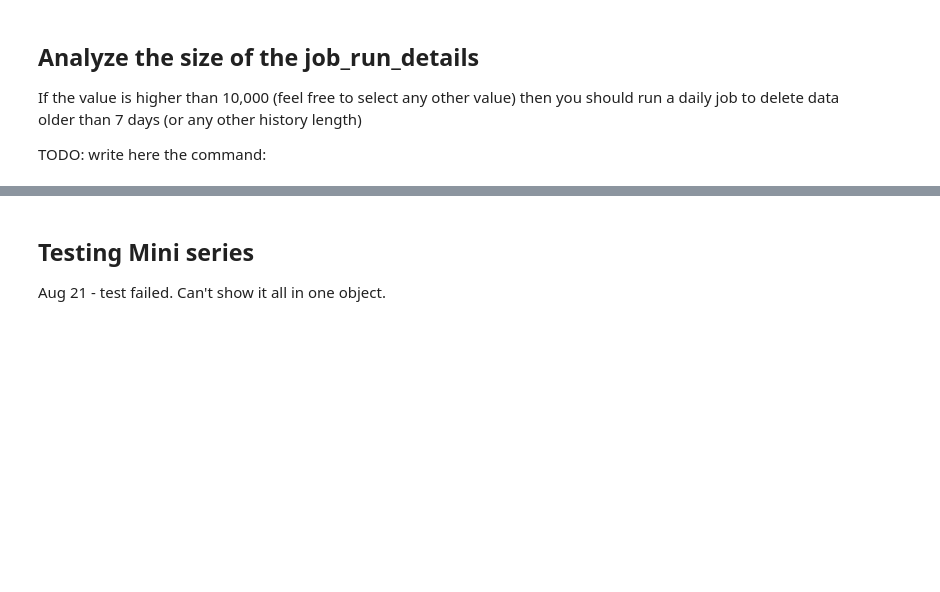
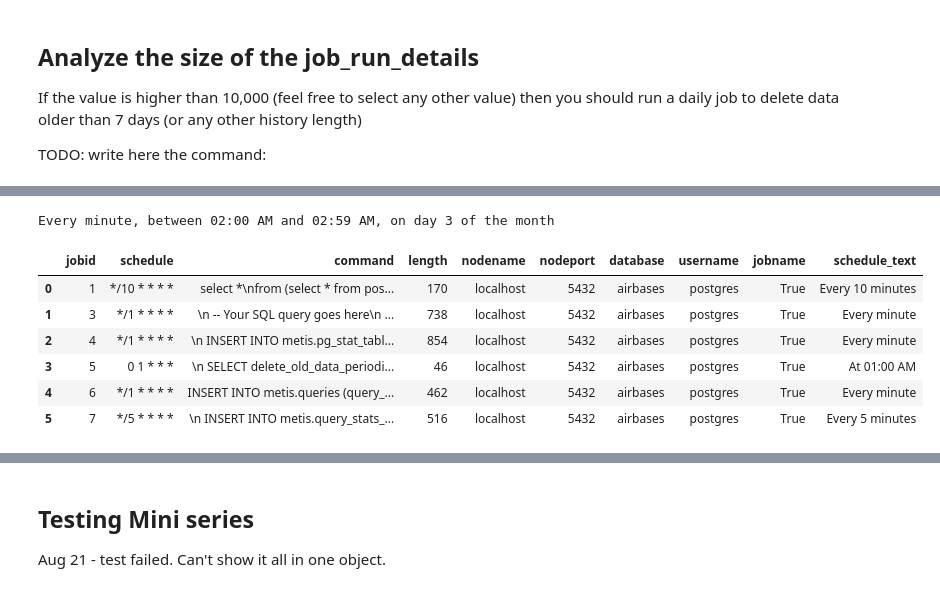
Before and after one commit to itaybraun1/db-observability-toolkit, a Jupyter notebook: Notebooks/Notebooks_Drafts/pg_server_jobs.ipynb, the cells around one changed output, grey strips where cells are left out. Cells and saved outputs as stored; diff of their text form; code cells hidden in the pictures; blank space fills up the shorter version.

```diff
--- a/Notebooks/Notebooks_Drafts/pg_server_jobs.ipynb
+++ b/Notebooks/Notebooks_Drafts/pg_server_jobs.ipynb
@@ -88,0 +106,30 @@ The value of count_history_rows (114103) is higher than 10000
+# %%
+qry_jobs_details = """
+
+-- Jobs' details
+SELECT
+	jobid,
+  schedule,
+  command,
+  length(command),
+  nodename,
+  nodeport,
+  database,
+  username,
+  active
+  jobname
+FROM cron.job; """
+print(get_description("* 2 3 * *"))
+
+df = pd.read_sql_query(qry_jobs_details, connection)
+df["schedule_text"] = df["schedule"].apply(get_description)
+df
+# %% [output]
+Every minute, between 02:00 AM and 02:59 AM, on day 3 of the month
+|  | jobid | schedule | command | length | nodename | nodeport | database | username | jobname | schedule_text |
+| 0 | 1 | */10 * * * * | select *\nfrom (select * from pos... | 170 | localhost | 5432 | airbases | postgres | True | Every 10 minutes |
+| 1 | 3 | */1 * * * * | \n -- Your SQL query goes here\n ... | 738 | localhost | 5432 | airbases | postgres | True | Every minute |
+| 2 | 4 | */1 * * * * | \n INSERT INTO metis.pg_stat_tabl... | 854 | localhost | 5432 | airbases | postgres | True | Every minute |
+| 3 | 5 | 0 1 * * * | \n SELECT delete_old_data_periodi... | 46 | localhost | 5432 | airbases | postgres | True | At 01:00 AM |
+| 4 | 6 | */1 * * * * | INSERT INTO metis.queries (query_... | 462 | localhost | 5432 | airbases | postgres | True | Every minute |
+| 5 | 7 | */5 * * * * | \n INSERT INTO metis.query_stats_... | 516 | localhost | 5432 | airbases | postgres | True | Every 5 minutes |
```
Also changed, not shown: parts of 13 cells of this notebook, 1 other file.
